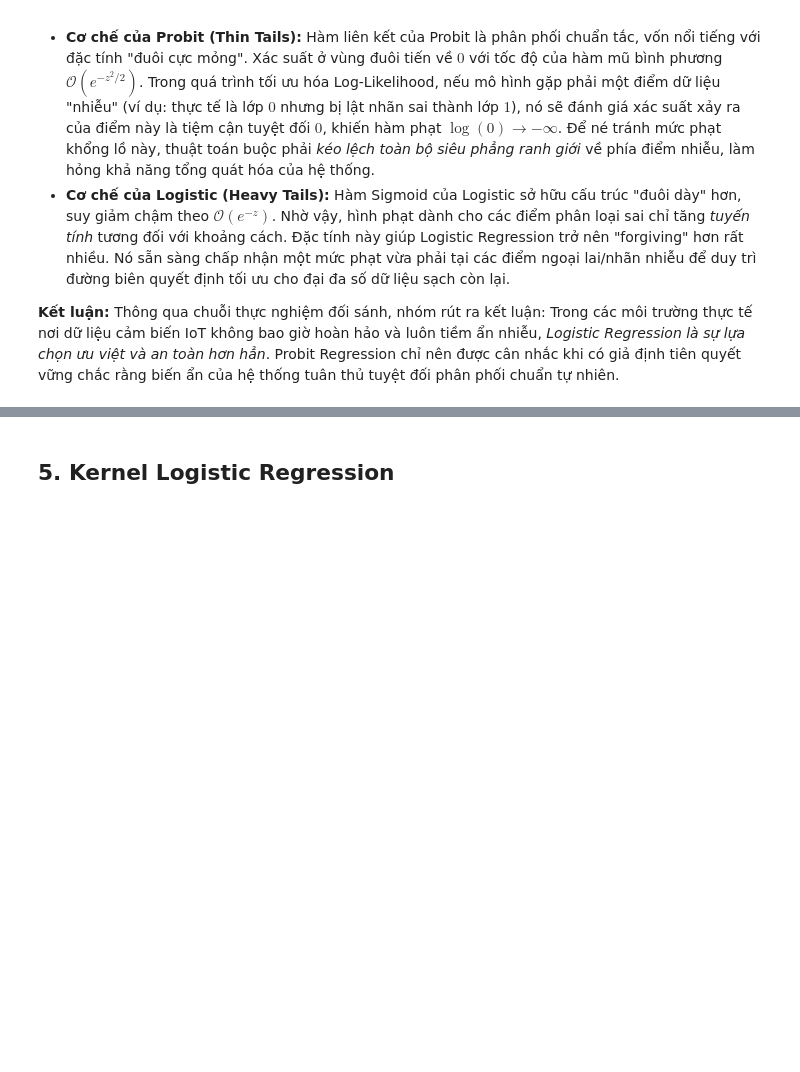
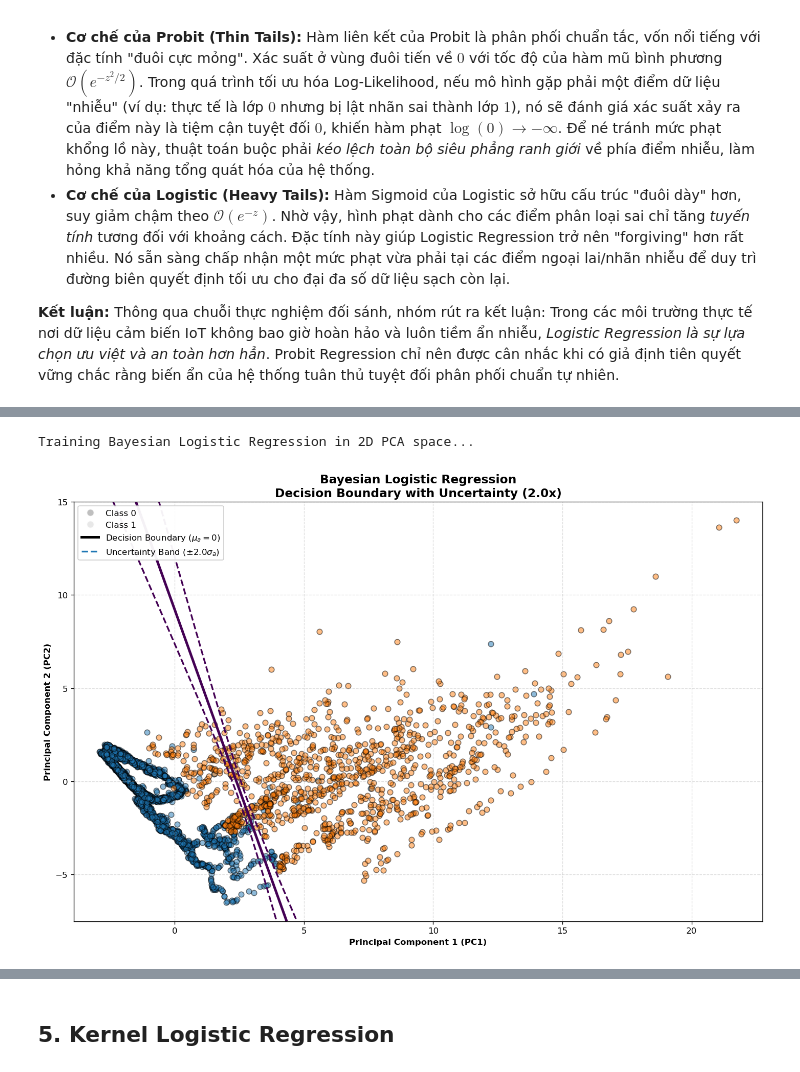
Before and after one commit to ThanhChuong12/Supervised-Learning-Regression-Classification, a Jupyter notebook: code/Part2_Classification/03_advanced_bonus_experiments.ipynb, the cells around one changed output, grey strips where cells are left out. Drawn from its saved outputs; the diff is of its cells as text; code cells hidden in the pictures; blank space fills up the shorter version.

```diff
--- a/code/Part2_Classification/03_advanced_bonus_experiments.ipynb
+++ b/code/Part2_Classification/03_advanced_bonus_experiments.ipynb
@@ -215,0 +340,47 @@ Câu trả lời cốt lõi nằm ở khái niệm *Tail Heaviness* trong lý th
+# %%
+# Dimensionality Reduction (PCA → 2D)
+pca = PCA(n_components=2, random_state=42)
+X_pca = pca.fit_transform(X_train)
+
+# Train Bayesian Logistic Regression in 2D space
+print("Training Bayesian Logistic Regression in 2D PCA space...")
+model_2d = BayesianLogisticRegression(
+    lambda_reg=0.1,
+    method='newton',
+    max_iter=100
+)
+model_2d.fit(X_pca, y_train_bin)
+
+# Create meshgrid for visualization
+x_min, x_max = X_pca[:, 0].min() - 1, X_pca[:, 0].max() + 1
+y_min, y_max = X_pca[:, 1].min() - 1, X_pca[:, 1].max() + 1
+xx, yy = np.meshgrid(
+    np.linspace(x_min, x_max, 300),
+    np.linspace(y_min, y_max, 300)
+)
+grid = np.c_[xx.ravel(), yy.ravel()]
+
+# Compute predictive mean and uncertainty
+proba_grid, sigma_grid = model_2d.predict_proba_with_uncertainty(grid)
+
+# Compute latent mean (mu_a)
+grid_aug = model_2d._add_intercept(grid)
+mu_a_grid = grid_aug @ model_2d.w
+
+# Reshape to meshgrid format
+mu_map = mu_a_grid.reshape(xx.shape)
+sigma_map = sigma_grid.reshape(xx.shape)
+
+# Visualization
+plot_bayesian_decision_boundary_with_uncertainty(
+    X_2d=X_pca,
+    y=y_train_bin,
+    xx=xx,
+    yy=yy,
+    mu_map=mu_map,
+    sigma_map=sigma_map,
+    mag_factor=2.0
+)
+# %% [output]
+Training Bayesian Logistic Regression in 2D PCA space...
+[figure, added]
```
Also changed, not shown: parts of 20 cells of this notebook, 2 other files.
